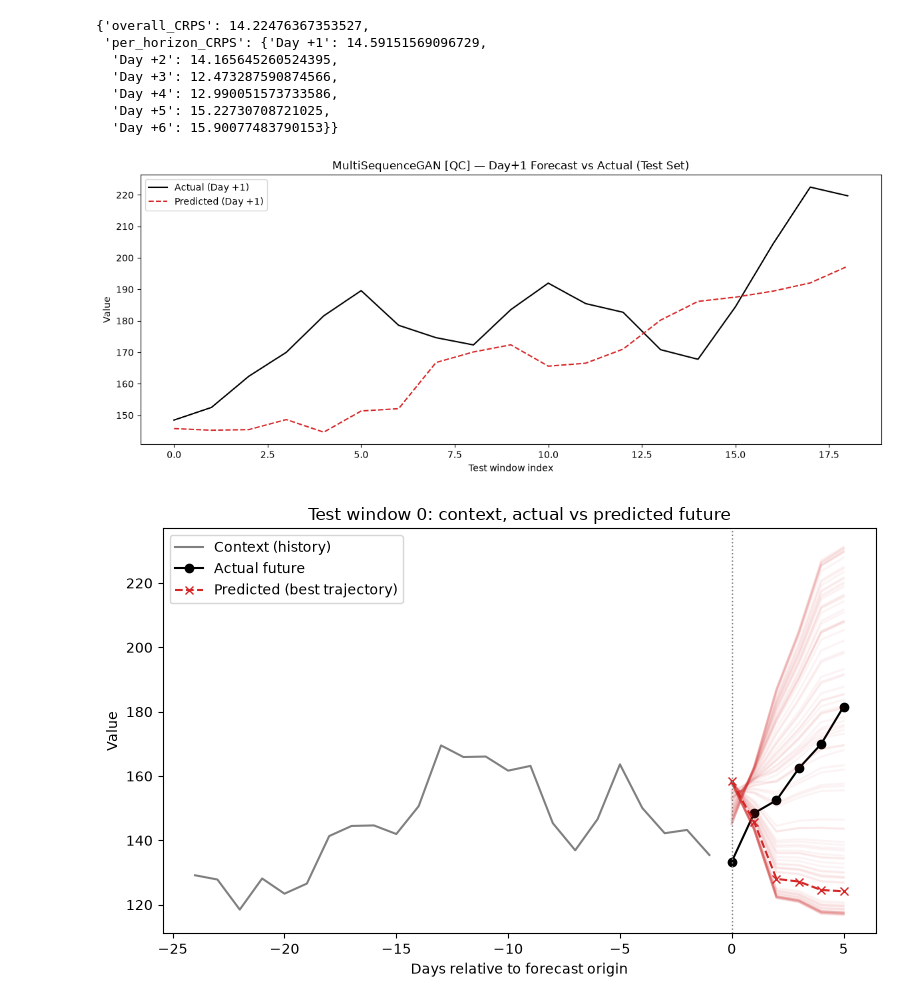
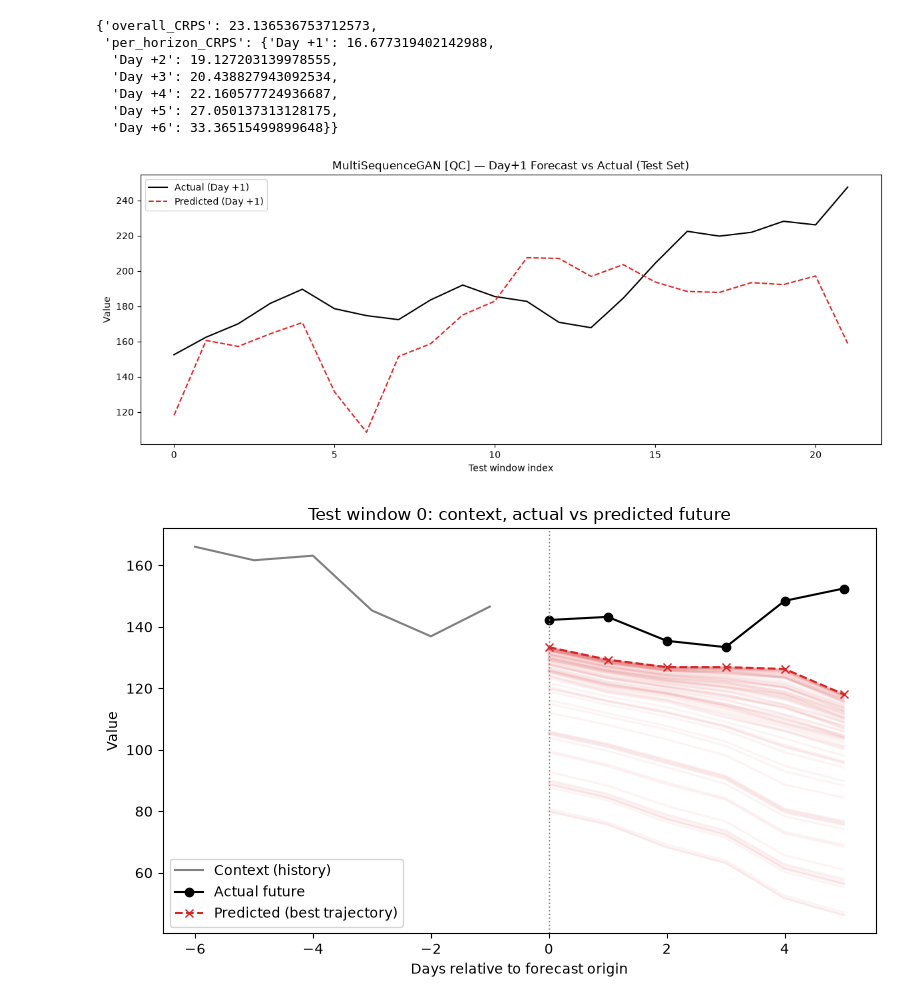
Before and after one commit to qmlWizard/qwhether_forecasting, a Jupyter notebook: test_models.ipynb, the cells around one changed output. Cells and saved outputs as stored; diff of their text form; code cells hidden in the pictures.

```diff
--- a/test_models.ipynb
+++ b/test_models.ipynb
@@ -107,16 +107,17 @@ results
 msgan_qc = MultiSequenceGAN(
     data=data,
     type="QC",
-    historical_lookup=24,
+    historical_lookup=6,
     horizon=6,
+    lag=2,
     latent_size=8,
     n_qubits=6,
-    quantum_layers=10,
+    quantum_layers=4,
     hidden_size=32,
-    epochs=1000,
+    epochs=500,
     batch_size=32,
     learning_rate=1e-4,
-    diversity_loss_weight= 1.0,
+    diversity_loss_weight= 0.1,
     variety_loss_weight= 0.5,
     train_ratio=0.8,   # be explicit if you plan to compare CC/QC/CQ/QQ side by side
     seed=42,            # pin explicitly so this run is reproducible/comparable across architectures
@@ -168,52 +169,52 @@ Slope std    : 1.422450
 # %%
 prob_result
 # %% [output]
-{'overall_CRPS': 14.22476367353527,
- 'per_horizon_CRPS': {'Day +1': 14.59151569096729,
-  'Day +2': 14.165645260524395,
-  'Day +3': 12.473287590874566,
-  'Day +4': 12.990051573733586,
-  'Day +5': 15.22730708721025,
-  'Day +6': 15.90077483790153}}
+{'overall_CRPS': 23.136536753712573,
+ 'per_horizon_CRPS': {'Day +1': 16.677319402142988,
+  'Day +2': 19.127203139978555,
+  'Day +3': 20.438827943092534,
+  'Day +4': 22.160577724936687,
+  'Day +5': 27.050137313128175,
+  'Day +6': 33.36515499899648}}
 # %%
 import matplotlib.pyplot as plt
 import numpy as np
 
 # 1) Day+1-ahead forecast vs actual, across the whole chronological test set
-day1_actual = actuals[:, 1]
-day1_pred = predictions[:, 1]
+day1_actual = actuals[:, 5]
+day1_pred = predictions[:, 5]
 
 plt.figure(figsize=(12, 5))
 plt.plot(day1_actual, label="Actual (Day +1)", color="black")
 plt.plot(day1_pred, label="Predicted (Day +1)", color="tab:red", linestyle="--")
 plt.title(f"MultiSequenceGAN [{msgan_qc.type}] — Day+1 Forecast vs Actual (Test Set)")
 plt.xlabel("Test window index")
 plt.ylabel("Value")
 plt.legend()
 plt.tight_layout()
 plt.show()
 
 # 2) Full 6-day window for one test example: context, actual future, predicted
 #    future, and the full generated ensemble spread
 idx = 0  # change to inspect a different test window
 ensemble = all_seq[idx]  # shape: (horizon, n_sequences)
 
 x_context = np.arange(-msgan_qc.historical_lookup, 0)
 x_future = np.arange(0, msgan_qc.horizon)
 
 plt.figure(figsize=(8, 5))
 plt.plot(x_context, contexts[idx], label="Context (history)", color="gray")
 plt.plot(x_future, actuals[idx], label="Actual future", color="black", marker="o")
 plt.plot(x_future, predictions[idx], label="Predicted (best trajectory)", color="tab:red", linestyle="--", marker="x")
 for s in range(ensemble.shape[1]):
     plt.plot(x_future, ensemble[:, s], color="tab:red", alpha=0.05)  # faint ensemble spread
 plt.axvline(0, color="gray", linestyle=":", linewidth=1)
 plt.title(f"Test window {idx}: context, actual vs predicted future")
 plt.xlabel("Days relative to forecast origin")
 plt.ylabel("Value")
 plt.legend()
 plt.tight_layout()
 plt.show()
 # %% [output]
-[figure, old version]
+[figure, new version]
-[figure, old version]
+[figure, new version]
```
Also changed, not shown: parts of 3 cells of this notebook, 1 other file.
